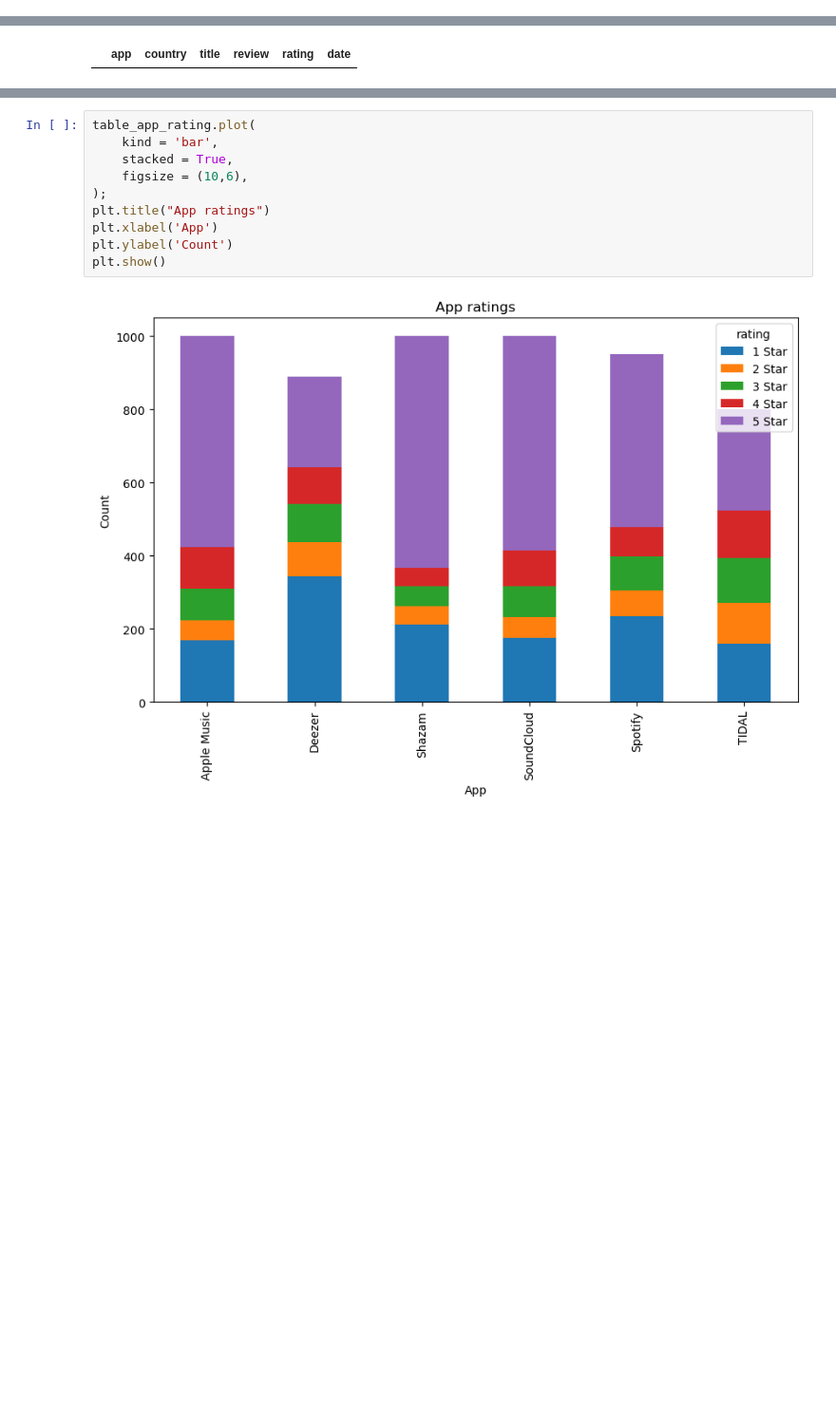
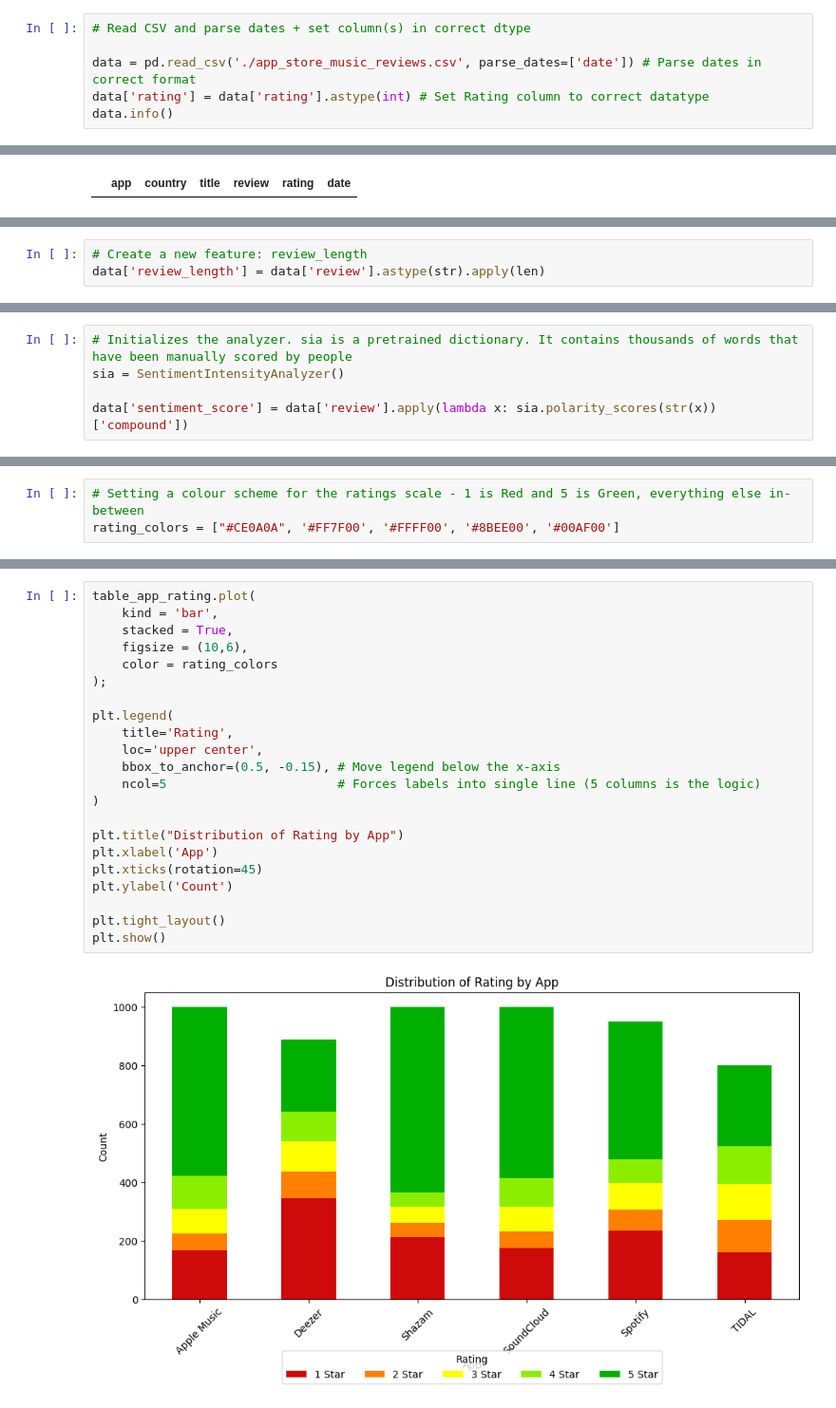
Before and after one commit to RohanAthul/Cokonet_Academy, a Jupyter notebook: App store music reviews/EDA - App store music reviews.ipynb, the cells around one changed output, grey strips where cells are left out. Shown at 95% size. Drawn from its saved outputs; the diff is of its cells as text; blank space fills up the shorter version.

```diff
--- a/App store music reviews/EDA - App store music reviews.ipynb
+++ b/App store music reviews/EDA - App store music reviews.ipynb
@@ -17,0 +57,6 @@ data = pd.read_csv('./app_store_music_reviews.csv')
+# %%
+# Read CSV and parse dates + set column(s) in correct dtype
+
+data = pd.read_csv('./app_store_music_reviews.csv', parse_dates=['date']) # Parse dates in correct format
+data['rating'] = data['rating'].astype(int) # Set Rating column to correct datatype
+data.info()
@@ -157,0 +142,3 @@ palette_color = sns.color_palette('dark')
+# %%
+# Create a new feature: review_length
+data['review_length'] = data['review'].astype(str).apply(len)
@@ -157,0 +150,5 @@ palette_color = sns.color_palette('dark')
+# %%
+# Initializes the analyzer. sia is a pretrained dictionary. It contains thousands of words that have been manually scored by people
+sia = SentimentIntensityAnalyzer()
+
+data['sentiment_score'] = data['review'].apply(lambda x: sia.polarity_scores(str(x))['compound'])
@@ -158,3 +157,6 @@ palette_color = sns.color_palette('dark')
+# %%
+# Setting a colour scheme for the ratings scale - 1 is Red and 5 is Green, everything else in-between
+rating_colors = ["#CE0A0A", '#FF7F00', '#FFFF00', '#8BEE00', '#00AF00']
 # %%
 plt.figure(figsize=(14,5))
 
@@ -212,12 +206,24 @@ table_app_rating
 # %%
 table_app_rating.plot(
     kind = 'bar',
     stacked = True,
     figsize = (10,6),
+    color = rating_colors
 );
-plt.title("App ratings")
+
+plt.legend(
+    title='Rating',
+    loc='upper center',
+    bbox_to_anchor=(0.5, -0.15), # Move legend below the x-axis
+    ncol=5                       # Forces labels into single line (5 columns is the logic)
+)
+
+plt.title("Distribution of Rating by App")
 plt.xlabel('App')
+plt.xticks(rotation=45)
 plt.ylabel('Count')
+
+plt.tight_layout()
 plt.show()
 # %% [output]
-[figure, old version]
+[figure, new version]
```
Also changed, not shown: parts of 54 cells of this notebook.
